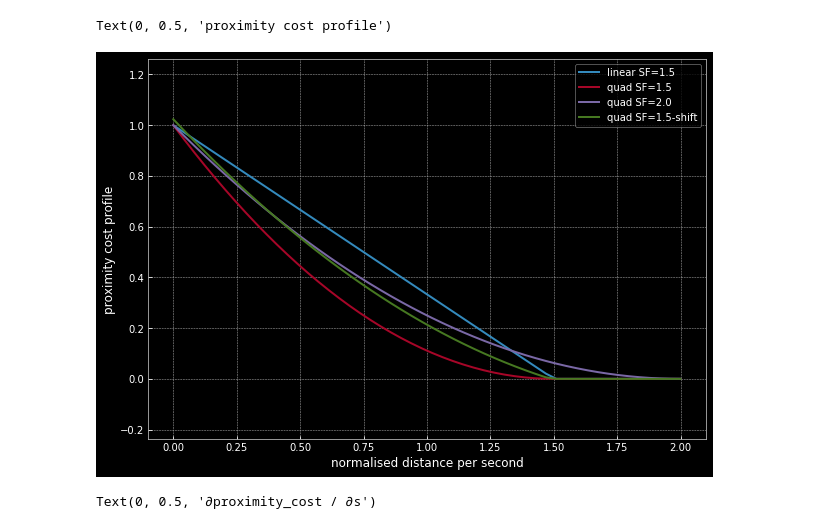
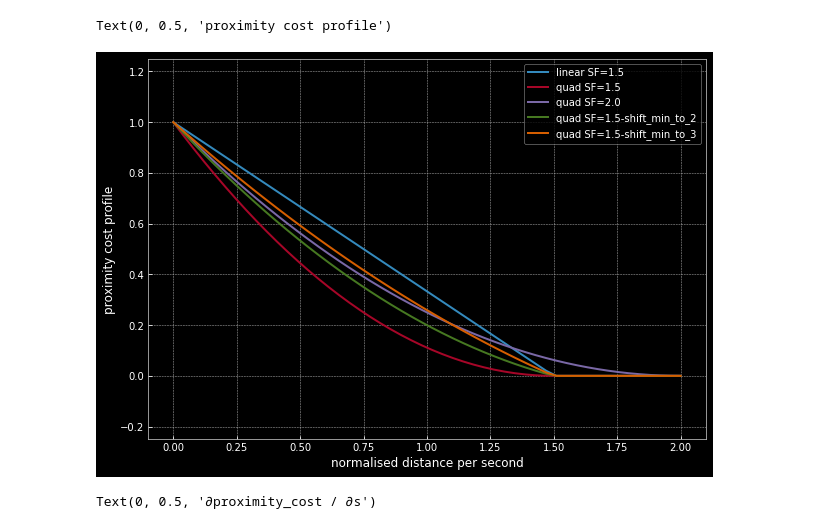
Before and after one commit to Atcold/pytorch-PPUU, a Jupyter notebook: Notebooks/Proximity-cost-profile.ipynb, the cells around one changed output. Cells and saved outputs as stored; diff of their text form; code cells hidden in the pictures.

```diff
--- a/Notebooks/Proximity-cost-profile.ipynb
+++ b/Notebooks/Proximity-cost-profile.ipynb
@@ -5,26 +5,36 @@ style.use(['dark_background', 'bmh'])
 rc('axes', facecolor='k')
 rc('figure', facecolor='k')
 rc('figure', figsize=(10,7))
+# %%
+def get_quad_func(minima=1, zero_at=1, one_at=0):
+    t0 = (zero_at - minima)**2
+    t1 = (one_at - minima)**2
+    mult = 1 / (t1 - t0)
+    bias = -mult*((zero_at - minima)**2)
+    return lambda x: mult * (x - minima)**2 + bias
 # %%
 # Linear and quadratic proximity profile design
 x = linspace(0, 2)
 y = dict()
 y['linear SF=1.5'] = maximum(1 - x / 1.5, 0)
 y['quad SF=1.5'] = maximum((1 - x / 1.5), 0) ** 2
 y['quad SF=2.0'] = (1 - x / 2.0) ** 2
 
 # ✏️TODO: write function for analytical computation of shifts
-y['quad SF=1.5-shift'] = maximum(maximum((1.06 - x / 2.0), 0) ** 2 - .1, 0)  # find correct values
+quad_with_shift = get_quad_func(minima=2, zero_at=1.5)
+y['quad SF=1.5-shift_min_to_2'] = maximum(quad_with_shift(x), 0)  # find correct values
+quad_with_shift = get_quad_func(minima=3, zero_at=1.5)
+y['quad SF=1.5-shift_min_to_3'] = maximum(quad_with_shift(x), 0)  # find correct values
 
 for k in y: plot(x, y[k], label=k)
 
 axis('equal')
 legend()
 xlabel('normalised distance per second')
 ylabel('proximity cost profile')
 # %% [output]
 Text(0, 0.5, 'proximity cost profile')
-[figure, old version]
+[figure, new version]
 # %%
 def softmax(v, β=1):
     return log(sum(exp(β*v))) / β
```
Also changed, not shown: 1 other file.
